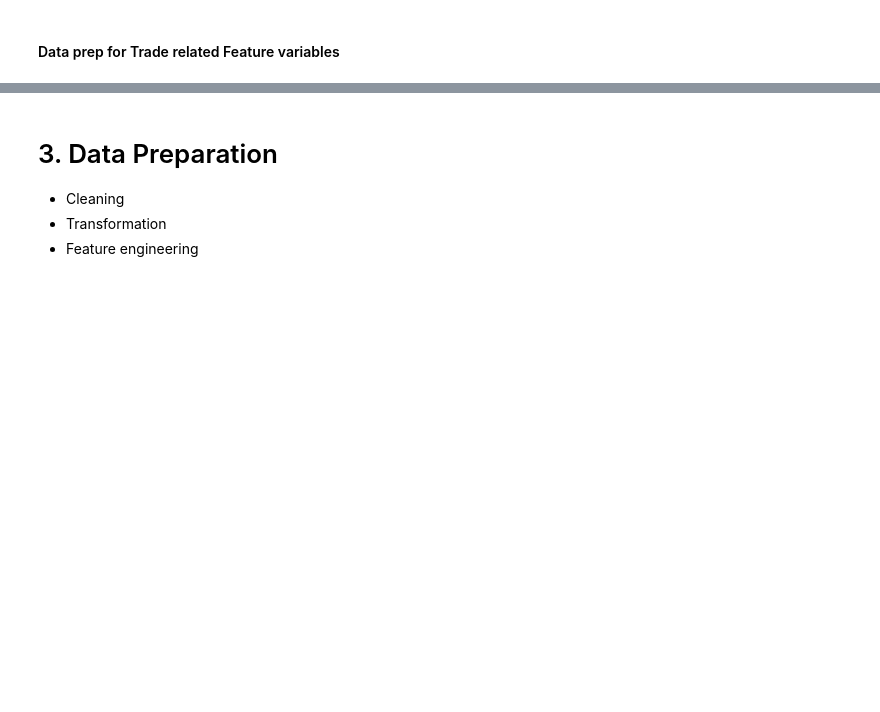
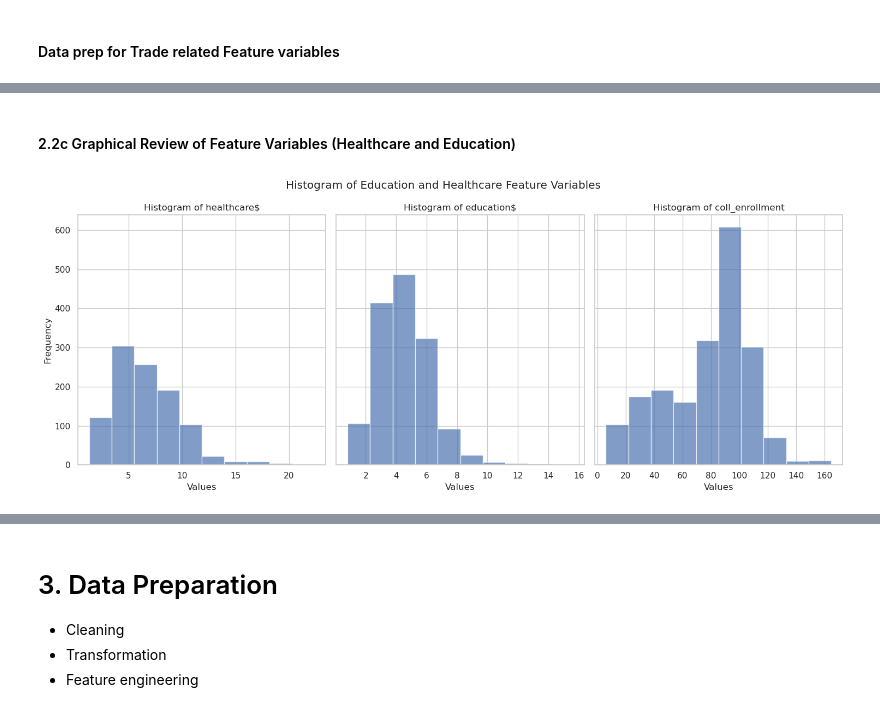
Before and after one commit to te-ex153/Projects, a Jupyter notebook: Country23.ipynb, the cells around one changed output, grey strips where cells are left out. Drawn from its saved outputs; the diff is of its cells as text; code cells hidden in the pictures; blank space fills up the shorter version.

```diff
--- a/Country23.ipynb
+++ b/Country23.ipynb
@@ -336,0 +534,25 @@ compare_areas.to_csv('compare_areas.csv', index=False)
+# %% [markdown]
+#### 2.2c Graphical Review of Feature Variables (Healthcare and Education)
+# %%
+# create a column of variables you want to graph
+cols = ['healthcare$', 'education$', 'coll_enrollment']
+
+###### create a figure and axis objects
+fig, axes = plt.subplots(1, 3, figsize=(15, 6), sharey=True)
+
+######## plot the histogram for each columns
+for i, col in enumerate(cols):
+    axes[i].hist(df_economy2[col], bins=10, alpha=0.7)
+    axes[i].set_title(f'Histogram of {col}')
+    axes[i].set_xlabel('Values')
+    if i == 0:
+        axes[i].set_ylabel('Frequency')
+
+########## Add a main title
+fig.suptitle('Histogram of Education and Healthcare Feature Variables')
+
+########## Ensure the layout fits well
+plt.tight_layout()
+plt.show()
+# %% [output]
+[figure, added]
```
Also changed, not shown: parts of 19 cells of this notebook.
